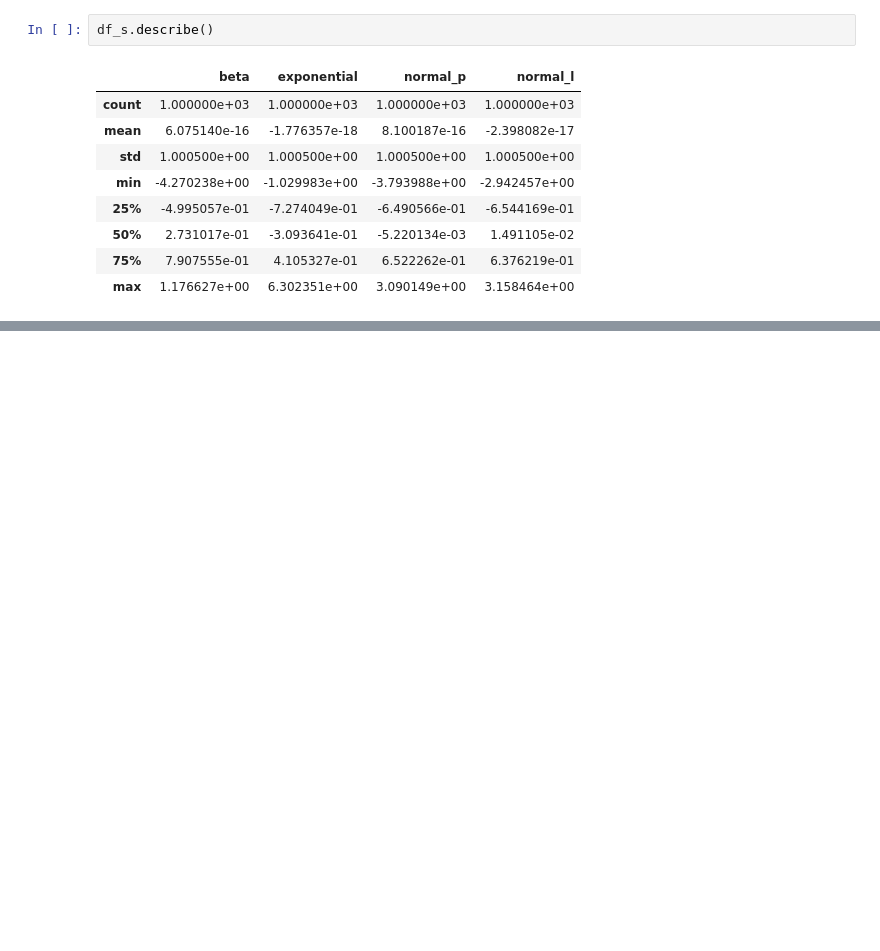
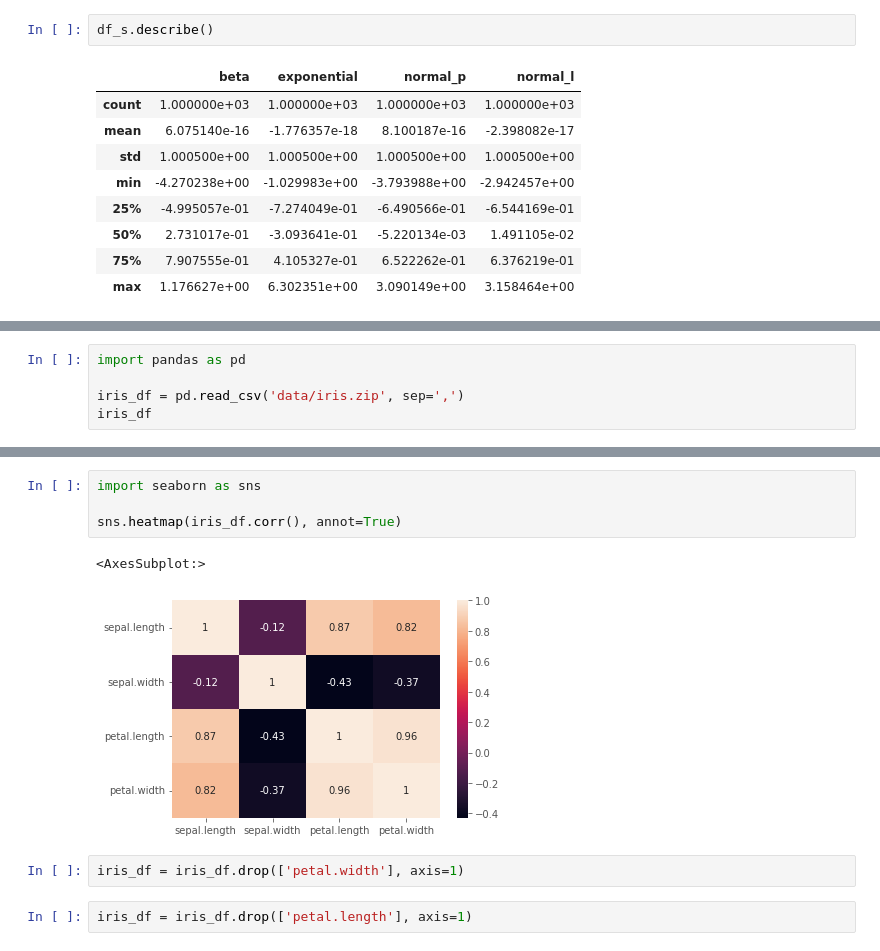
Before and after one commit to AleksejRum/sf_data_science, a Jupyter notebook: Modules/EDA/EDA3_Feature_engineering/Feature_engineering.ipynb, the cells around one changed output, grey strips where cells are left out. Drawn from its saved outputs; the diff is of its cells as text; blank space fills up the shorter version.

```diff
--- a/Modules/EDA/EDA3_Feature_engineering/Feature_engineering.ipynb
+++ b/Modules/EDA/EDA3_Feature_engineering/Feature_engineering.ipynb
@@ -882,0 +1005,5 @@ df_s.describe()
+# %%
+import pandas as pd
+
+iris_df = pd.read_csv('data/iris.zip', sep=',')
+iris_df
@@ -882,0 +1039,11 @@ df_s.describe()
+# %%
+import seaborn as sns
+
+sns.heatmap(iris_df.corr(), annot=True)
+# %% [output]
+<AxesSubplot:>
+[figure, added]
+# %%
+iris_df = iris_df.drop(['petal.width'], axis=1)
+# %%
+iris_df = iris_df.drop(['petal.length'], axis=1)
```
Also changed, not shown: parts of 43 cells of this notebook, 1 other file.
